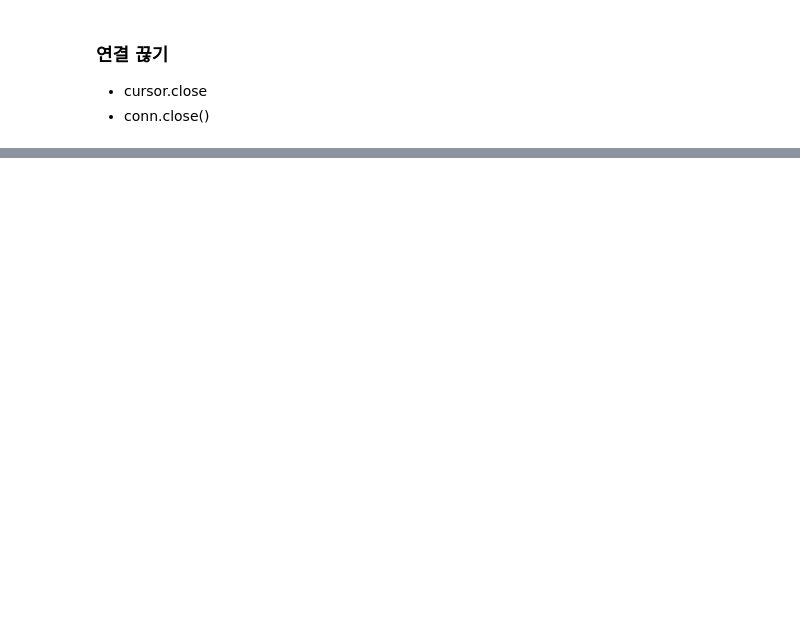
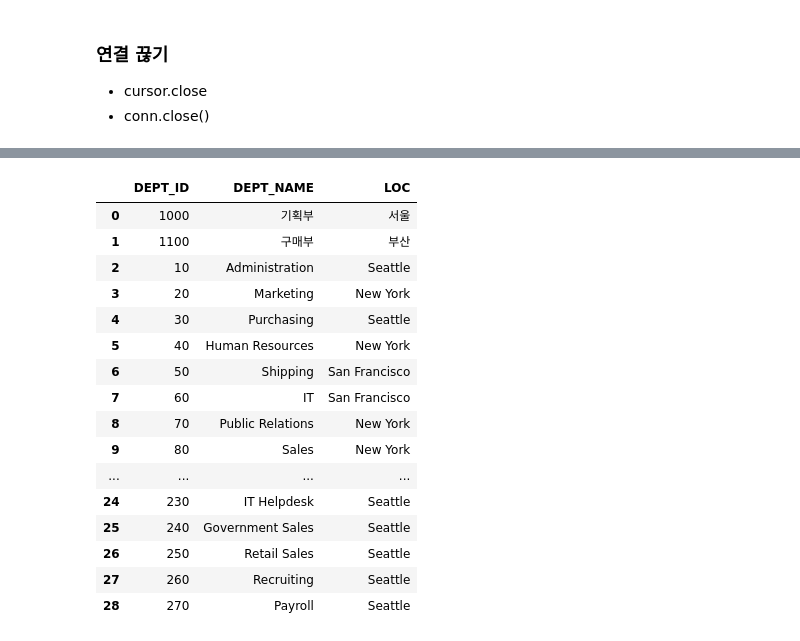
Before and after one commit to kkogggokk/Python, a Jupyter notebook: 04_Pandas/01_수업자료/07_Pandas_Oracle연동.ipynb, the cells around one changed output, grey strips where cells are left out. Saved outputs shown, nothing was run; the diff lists cells and outputs as text; code cells hidden in the pictures; blank space fills up the shorter version.

```diff
--- a/04_Pandas/01_수업자료/07_Pandas_Oracle연동.ipynb
+++ b/04_Pandas/01_수업자료/07_Pandas_Oracle연동.ipynb
@@ -28,0 +130,21 @@
+# %%
+dept_df = pd.read_sql('select * from dept', con = conn)
+dept_df
+# %% [output]
+|  | DEPT_ID | DEPT_NAME | LOC |
+| 0 | 1000 | 기획부 | 서울 |
+| 1 | 1100 | 구매부 | 부산 |
+| 2 | 10 | Administration | Seattle |
+| 3 | 20 | Marketing | New York |
+| 4 | 30 | Purchasing | Seattle |
+| 5 | 40 | Human Resources | New York |
+| 6 | 50 | Shipping | San Francisco |
+| 7 | 60 | IT | San Francisco |
+| 8 | 70 | Public Relations | New York |
+| 9 | 80 | Sales | New York |
+| ... | ... | ... | ... |
+| 24 | 230 | IT Helpdesk | Seattle |
+| 25 | 240 | Government Sales | Seattle |
+| 26 | 250 | Retail Sales | Seattle |
+| 27 | 260 | Recruiting | Seattle |
+| 28 | 270 | Payroll | Seattle |
```
Also changed, not shown: parts of 19 cells of this notebook, 4 other files.
